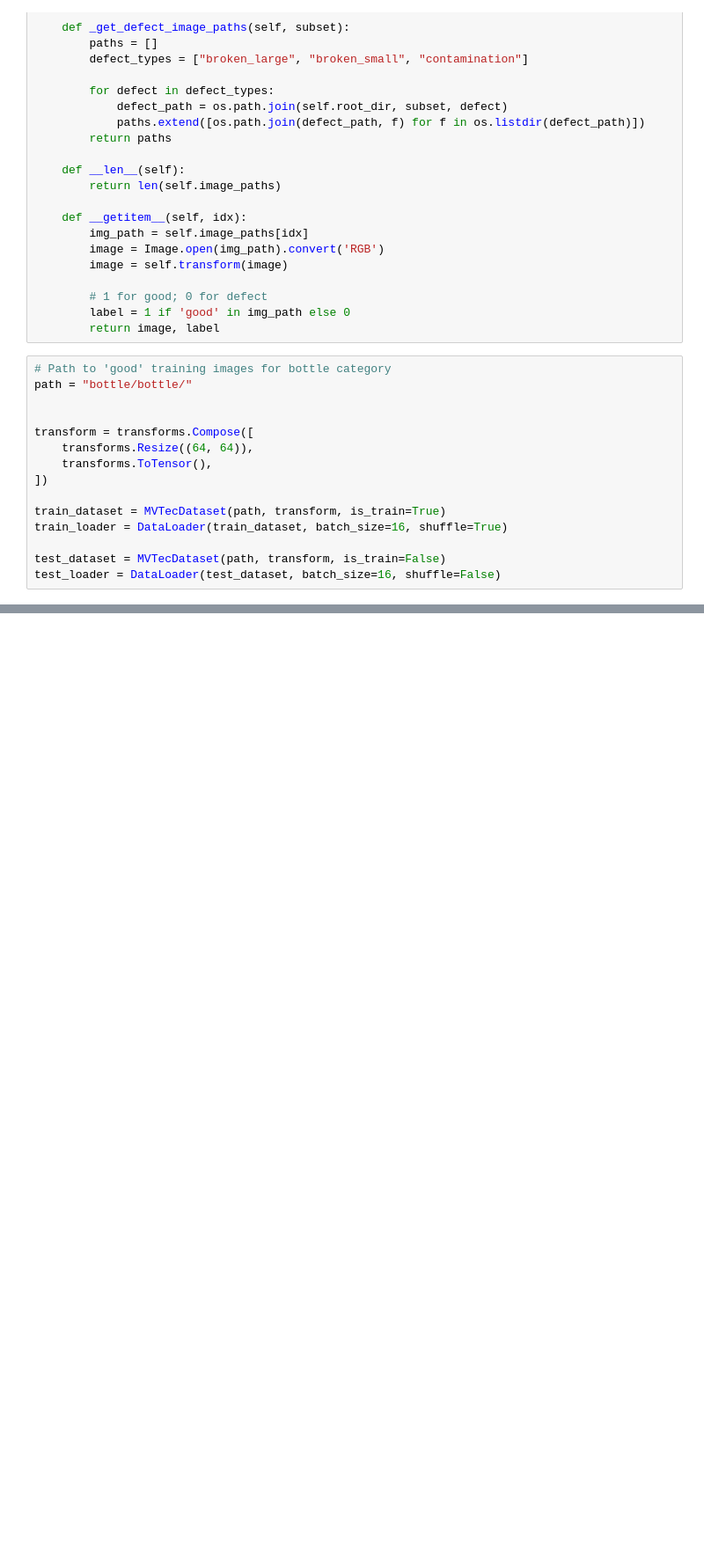
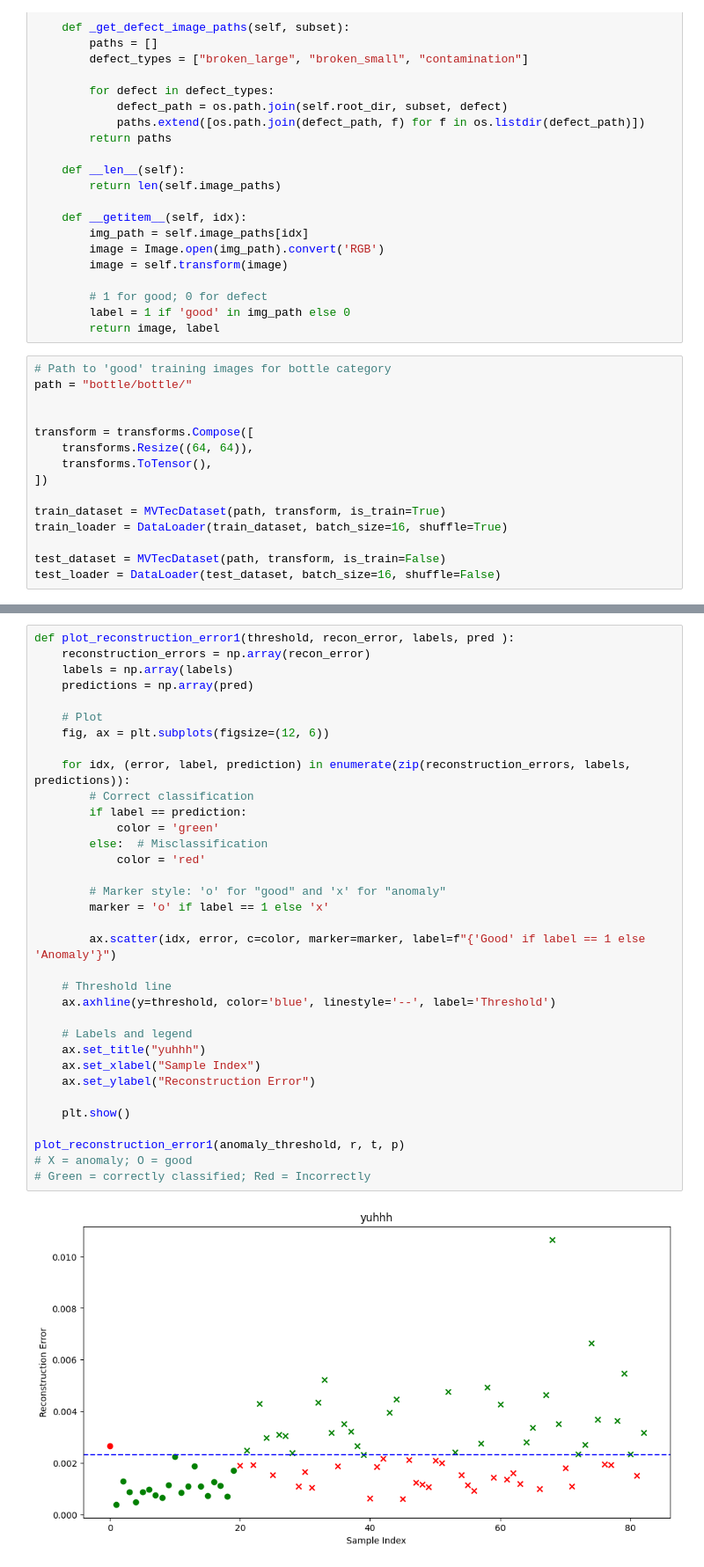
Before and after one commit to xZenshin/Anomaly-Detection, a Jupyter notebook: Anomaly_Detector_3000.ipynb, the cells around one changed output, grey strips where cells are left out. Shown at 88% size. Cells and saved outputs as stored; diff of their text form; blank space fills up the shorter version.

```diff
--- a/Anomaly_Detector_3000.ipynb
+++ b/Anomaly_Detector_3000.ipynb
@@ -344,0 +344,36 @@ plot_original_and_reconstructed_with_anomalies(ae, test_loader, device)
+# %%
+def plot_reconstruction_error1(threshold, recon_error, labels, pred ):
+    reconstruction_errors = np.array(recon_error)
+    labels = np.array(labels)
+    predictions = np.array(pred)
+
+    # Plot
+    fig, ax = plt.subplots(figsize=(12, 6))
+
+    for idx, (error, label, prediction) in enumerate(zip(reconstruction_errors, labels, predictions)):
+        # Correct classification
+        if label == prediction:
+            color = 'green'
+        else:  # Misclassification
+            color = 'red'
+
+        # Marker style: 'o' for "good" and 'x' for "anomaly"
+        marker = 'o' if label == 1 else 'x'
+
+        ax.scatter(idx, error, c=color, marker=marker, label=f"{'Good' if label == 1 else 'Anomaly'}")
+
+    # Threshold line
+    ax.axhline(y=threshold, color='blue', linestyle='--', label='Threshold')
+
+    # Labels and legend
+    ax.set_title("yuhhh")
+    ax.set_xlabel("Sample Index")
+    ax.set_ylabel("Reconstruction Error")
+
+    plt.show()
+
+plot_reconstruction_error1(anomaly_threshold, r, t, p)
+# X = anomaly; O = good
+# Green = correctly classified; Red = Incorrectly
+# %% [output]
+[figure, added]
```
Also changed, not shown: parts of 9 cells of this notebook, 1 other file.
